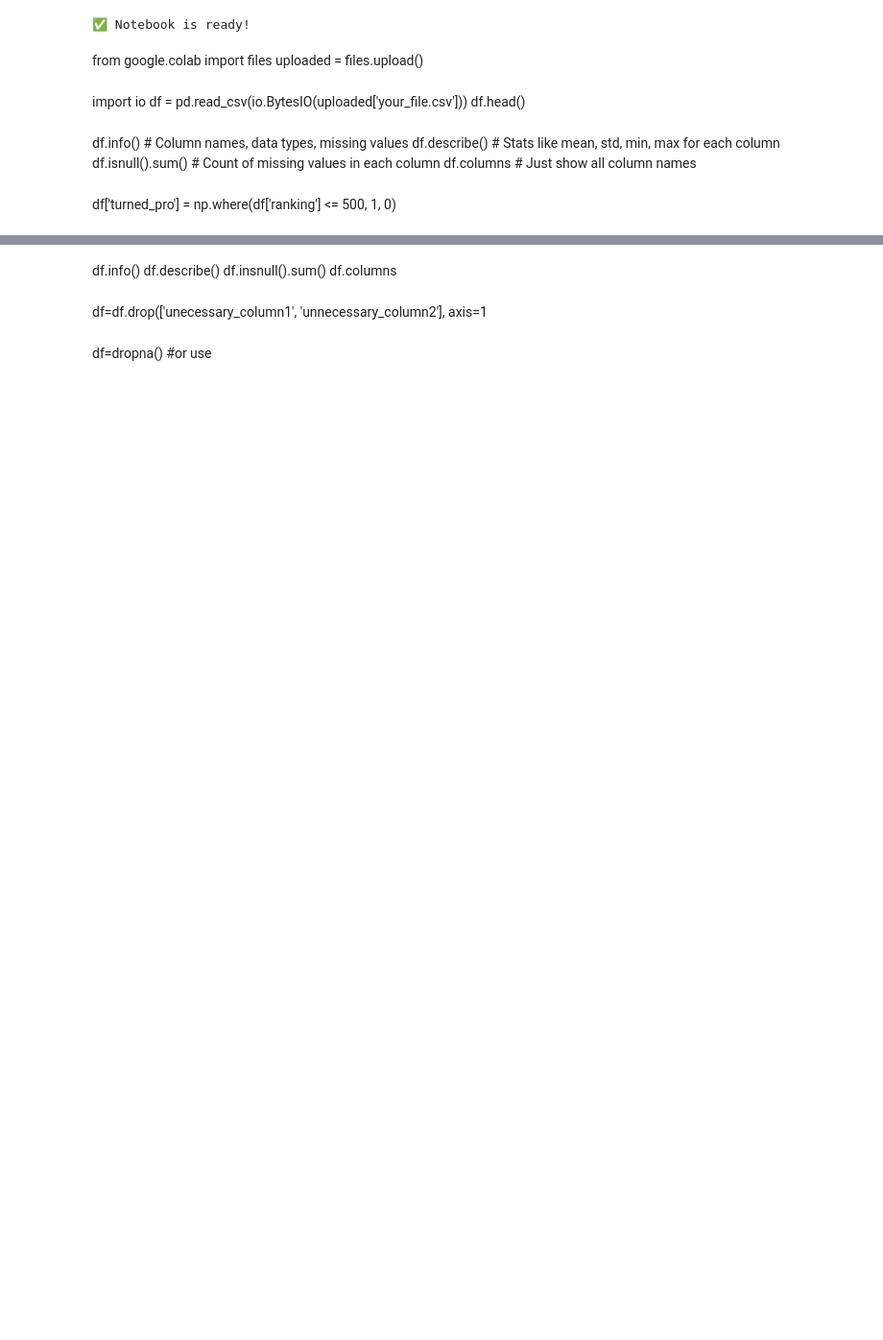
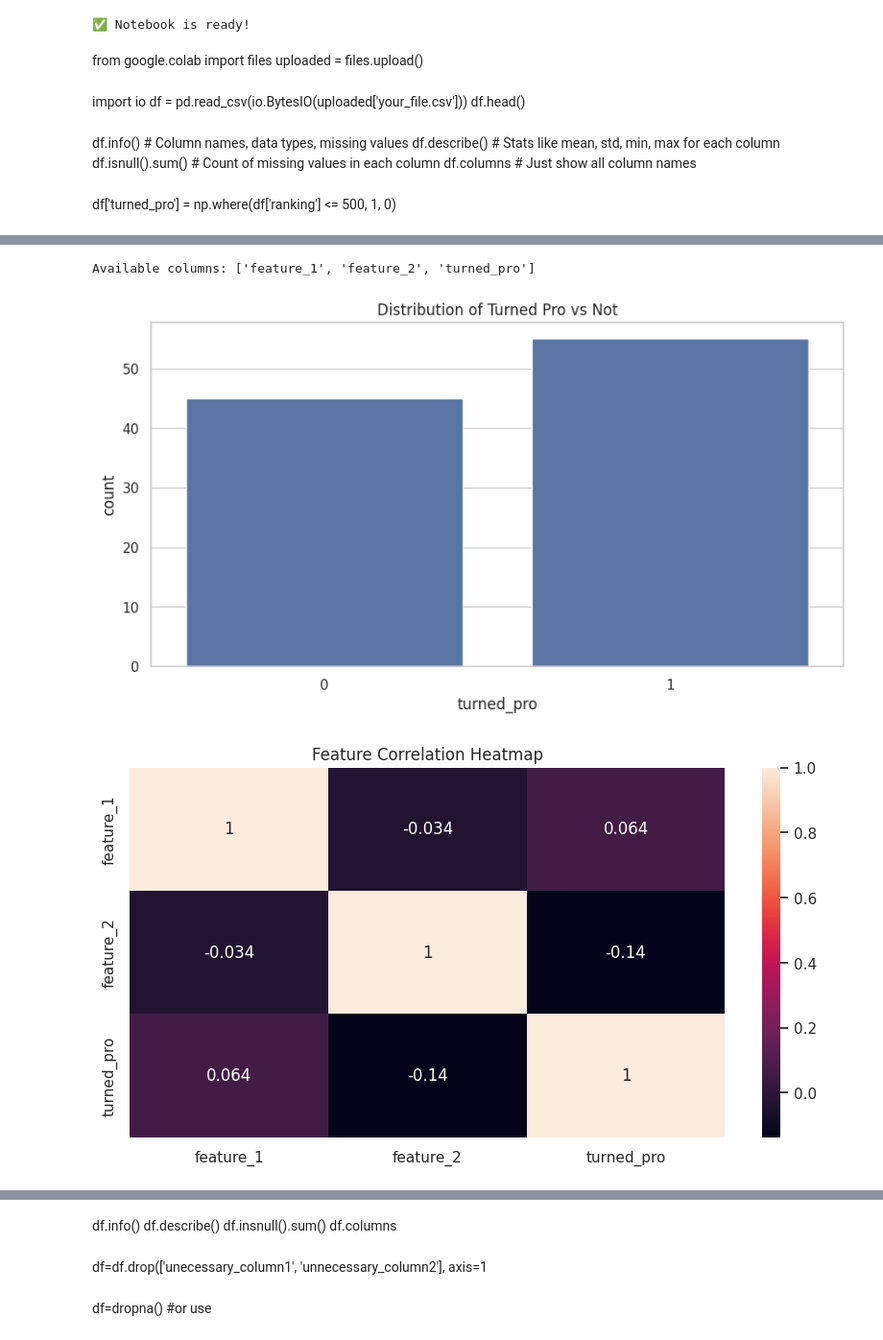
Before and after one commit to roboy88/Junior-tennis-Pro-predictor-, a Jupyter notebook: 01_data_analysis.ipynb, the cells around one changed output, grey strips where cells are left out. Shown: that part at 96% size. Saved outputs shown, nothing was run; the diff lists cells and outputs as text; code cells hidden in the pictures; blank space fills up the shorter version.

```diff
--- a/01_data_analysis.ipynb
+++ b/01_data_analysis.ipynb
@@ -48,11 +94,0 @@ df.columns        # Just show all column names
-# %%
-df['turned_pro'] = np.where(df['ranking'] <= 500, 1, 0)
-# %%
-# Remove unneeded columns
-df = df.drop(['player_id', 'tournament_id'], axis=1)
-
-# Handle missing data
-df = df.dropna()  # or df.fillna(value)
-
-# Feature creation
-df['win_ratio'] = df['wins'] / (df['wins'] + df['losses'])
@@ -108,0 +185,35 @@ plt.title("Feature Importance")
+# %%
+import seaborn as sns
+import matplotlib.pyplot as plt
+
+# Confirm column exists
+print("Available columns:", df.columns.tolist())
+
+# Plot only if 'turned_pro' exists
+if 'turned_pro' in df.columns:
+    sns.countplot(x='turned_pro', data=df)
+    plt.title("Distribution of Turned Pro vs Not")
+    plt.show()
+else:
+    print("❌ 'turned_pro' column not found. Check your target creation step.")
+
+# Plot win_ratio if it exists
+if 'win_ratio' in df.columns:
+    sns.histplot(df['win_ratio'], kde=True)
+    plt.title("Win Ratio Distribution")
+    plt.show()
+
+# Plot boxplot if relevant columns exist
+if 'turned_pro' in df.columns and 'matches_played' in df.columns:
+    sns.boxplot(x='turned_pro', y='matches_played', data=df)
+    plt.title("Matches Played vs Turned Pro")
+    plt.show()
+
+# Correlation heatmap
+sns.heatmap(df.corr(numeric_only=True), annot=True)
+plt.title("Feature Correlation Heatmap")
+plt.show()
+# %% [output]
+Available columns: ['feature_1', 'feature_2', 'turned_pro']
+[figure, added]
+[figure, added]
```
Also changed, not shown: parts of 17 cells of this notebook.
